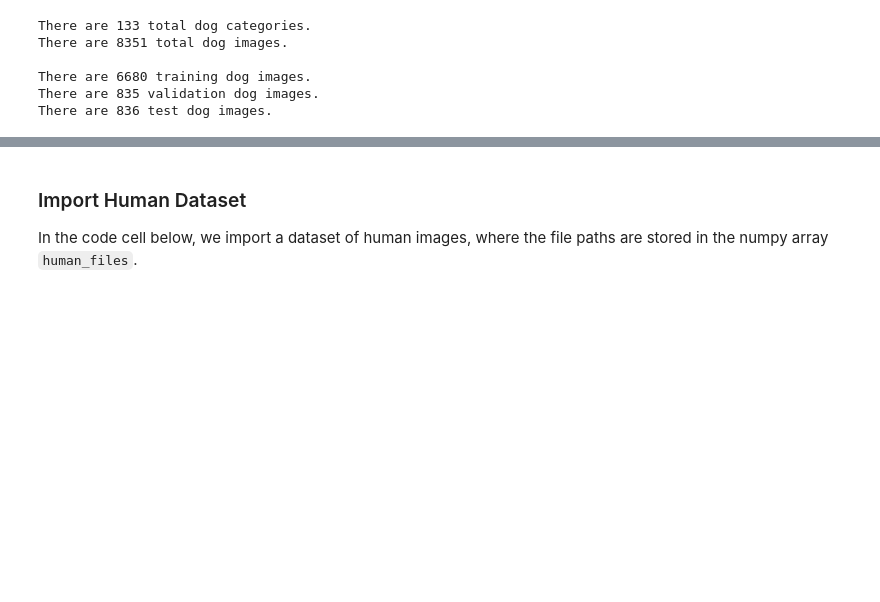
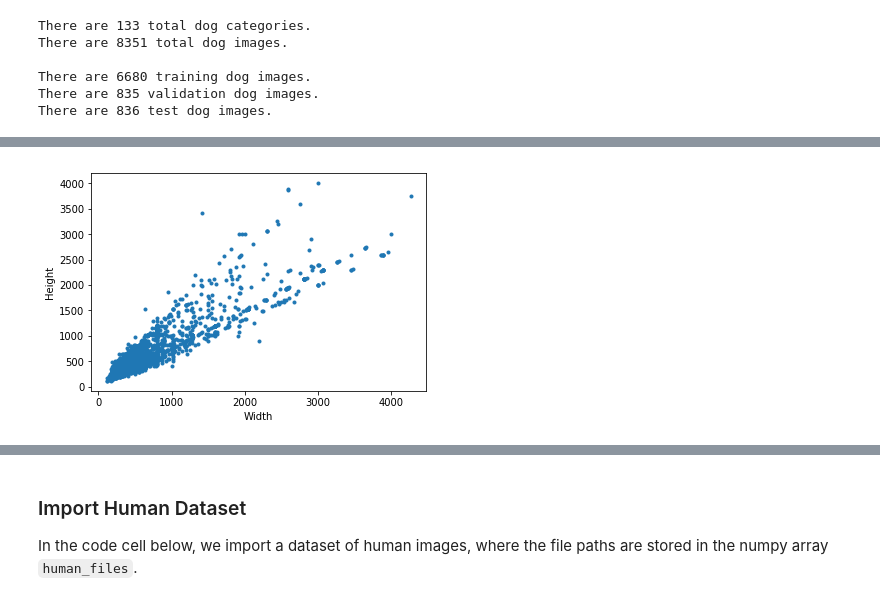
Before and after one commit to dyushu/dog_breed_classifier, a Jupyter notebook: dog_app.ipynb, the cells around one changed output, grey strips where cells are left out. Saved outputs shown, nothing was run; the diff lists cells and outputs as text; code cells hidden in the pictures; blank space fills up the shorter version.

```diff
--- a/dog_app.ipynb
+++ b/dog_app.ipynb
@@ -93,0 +122,18 @@ There are 836 test dog images.
+# %%
+import cv2
+
+dog_img_height =[]
+dog_img_width = []
+
+for img_path in train_files:
+    img = cv2.imread(img_path)
+    dog_img_height.append(img.shape[0])
+    dog_img_width.append(img.shape[1])
+# %%
+plt.plot(dog_img_width, dog_img_height, '.')
+plt.xlabel('Width')
+plt.ylabel('Height')
+plt.savefig('dog_img_height_vs_width.pdf', bbox_inches = 'tight')
+plt.show()
+# %% [output]
+[figure, added]
```
Also changed, not shown: parts of 18 cells of this notebook, 1 other file.
